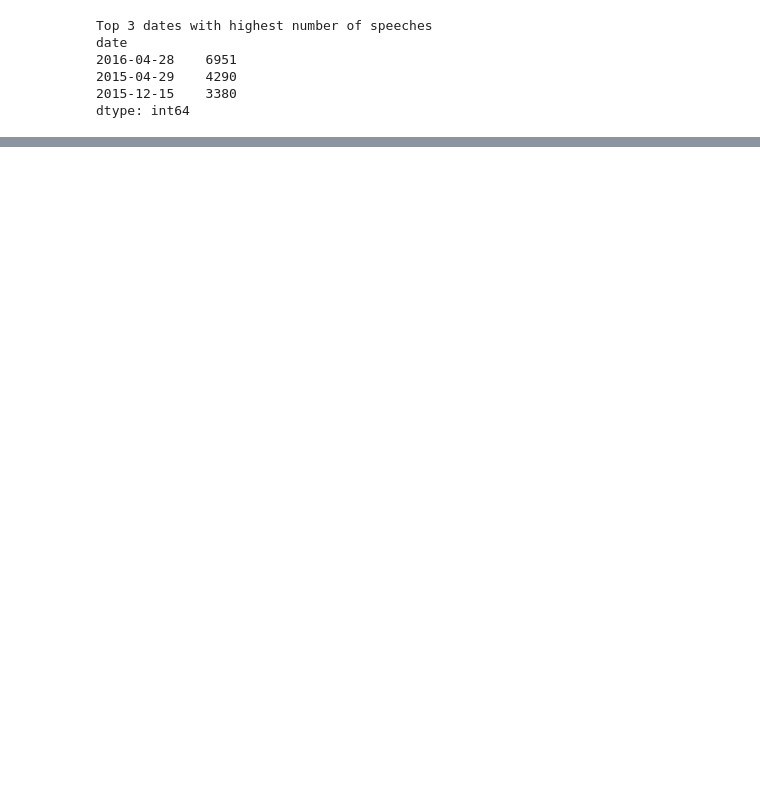
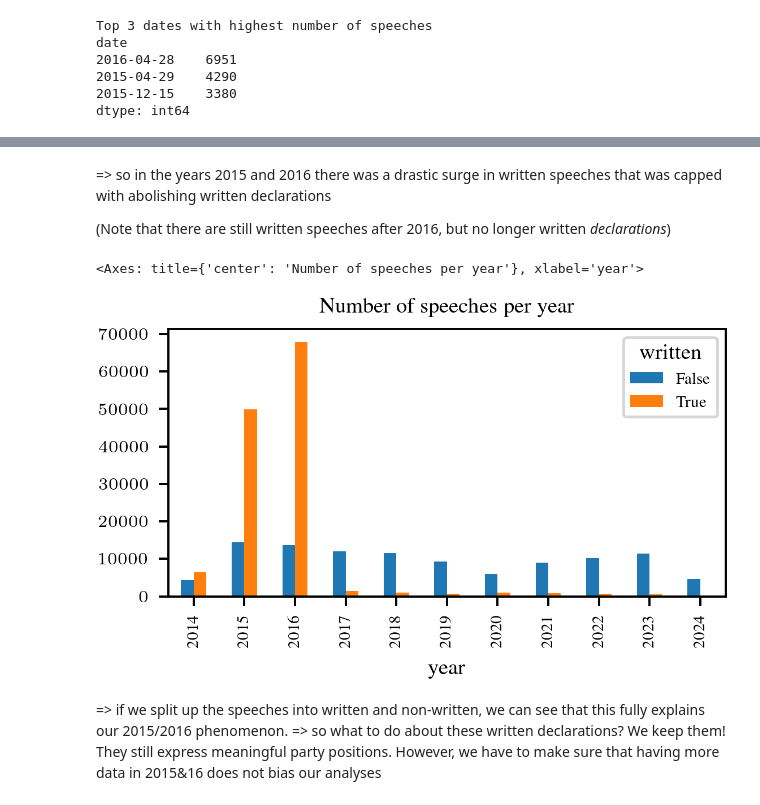
Before and after one commit to derkleinejakob/dataliteracy25, a Jupyter notebook: experiments/pre_written_speech_analysis.ipynb, the cells around one changed output, grey strips where cells are left out. Cells and saved outputs as stored; diff of their text form; code cells hidden in the pictures; blank space fills up the shorter version.

```diff
--- a/experiments/pre_written_speech_analysis.ipynb
+++ b/experiments/pre_written_speech_analysis.ipynb
@@ -49,0 +64,12 @@ dtype: int64
+# %% [markdown]
+=> so in the years 2015 and 2016 there was a drastic surge in written speeches that was capped with abolishing written declarations
+
+(Note that there are still written speeches after 2016, but no longer written *declarations*)
+# %%
+df.groupby(["year", "written"]).size().unstack().plot.bar(title="Number of speeches per year")
+# %% [output]
+<Axes: title={'center': 'Number of speeches per year'}, xlabel='year'>
+[figure, added]
+# %% [markdown]
+=> if we split up the speeches into written and non-written, we can see that this fully explains our 2015/2016 phenomenon.
+=> so what to do about these written declarations? We keep them! They still express meaningful party positions. However, we have to make sure that having more data in 2015&16  does not bias our analyses
```
Also changed, not shown: parts of 12 cells of this notebook, 3 other files.
